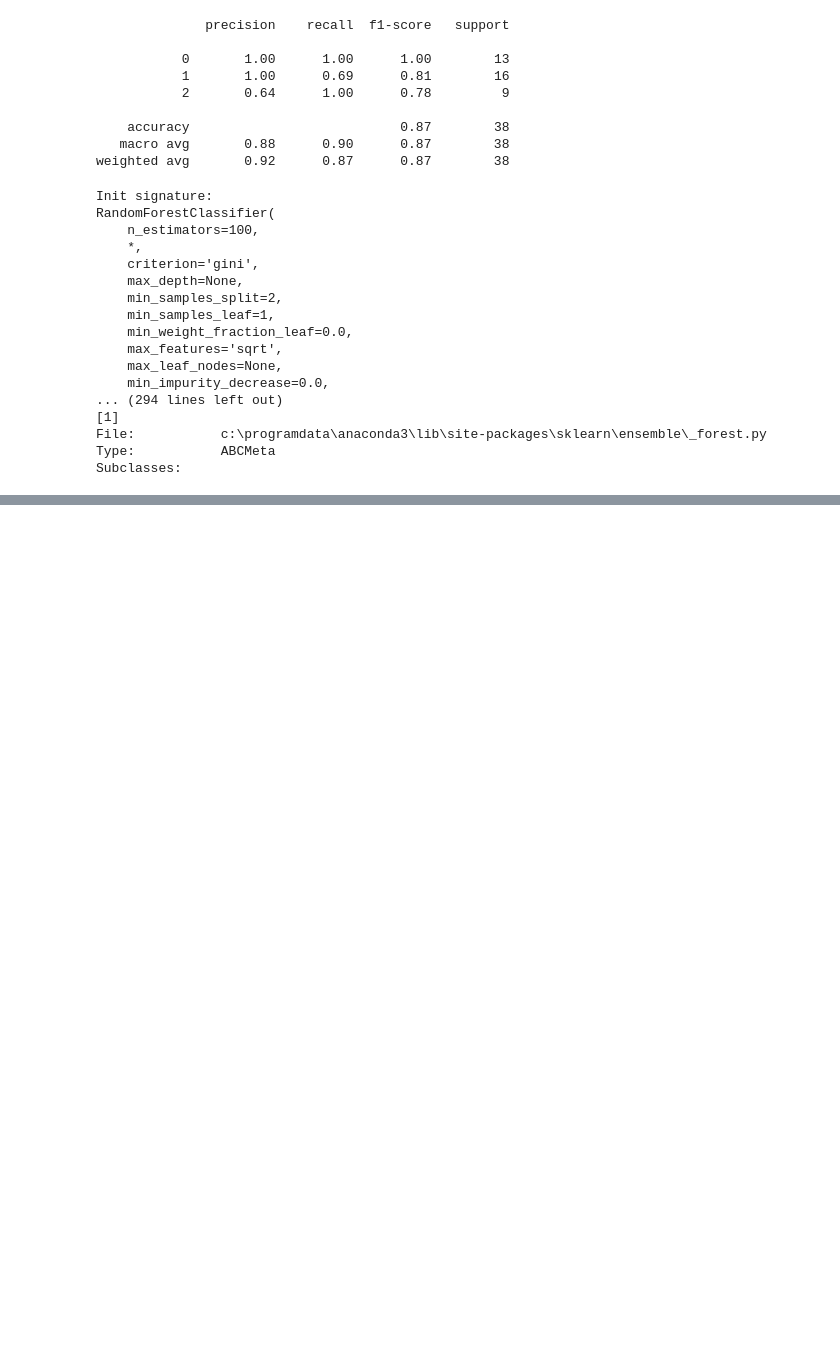
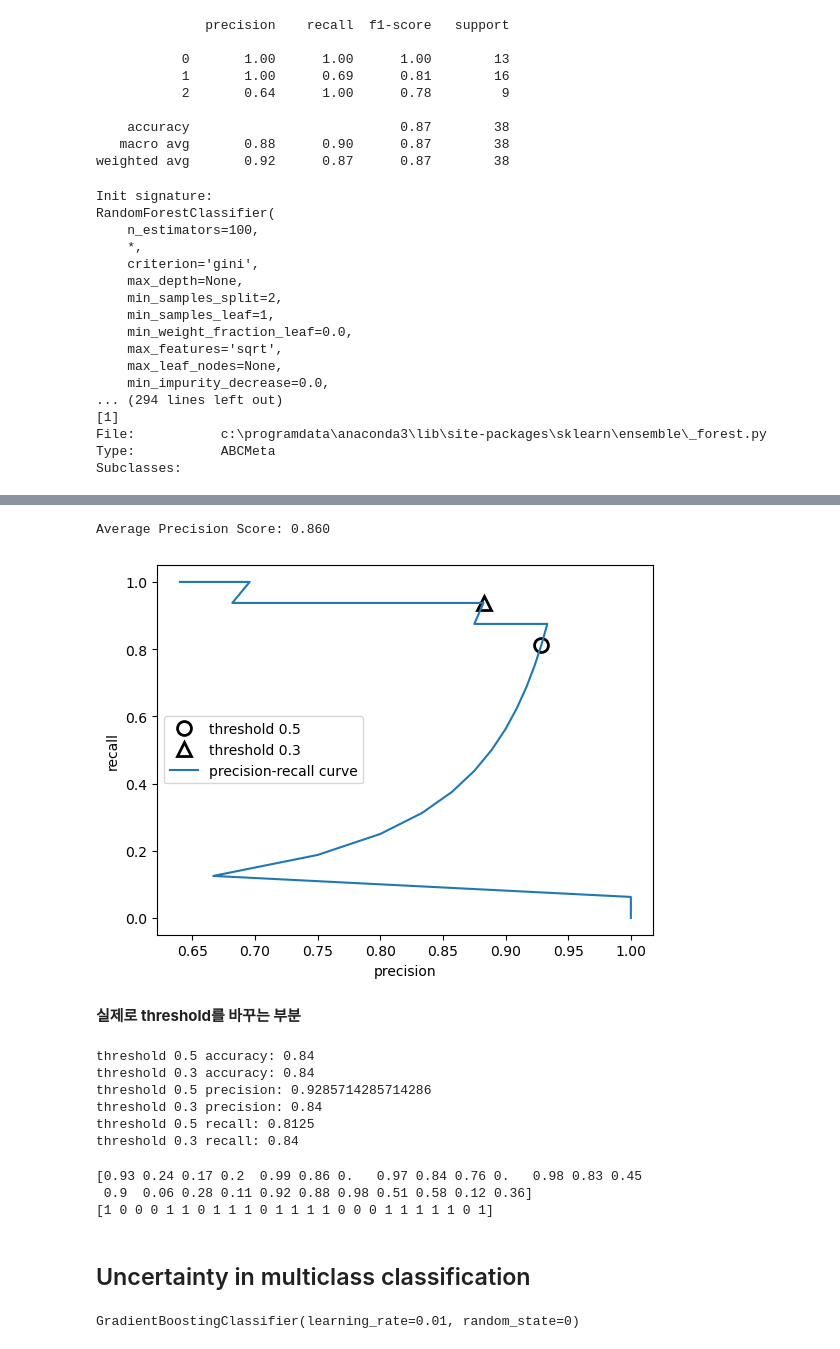
Before and after one commit to karu-rress/CAU-SecurityDataAnalysis, a Jupyter notebook: 1108 - Eval-Matrix and Uncertainty Estimation.ipynb, the cells around one changed output, grey strips where cells are left out. Saved outputs shown, nothing was run; the diff lists cells and outputs as text; code cells hidden in the pictures; blank space fills up the shorter version.

```diff
--- a/1108 - Model Evaluation.ipynb
+++ b/1108 - Eval-Matrix and Uncertainty Estimation.ipynb
@@ -413,0 +530,6 @@ Subclasses:
+# %%
+from sklearn.neighbors import KNeighborsClassifier
+
+clf = KNeighborsClassifier(n_neighbors=4)
+clf.fit(X_train, y_train)
+clf.decision_function(X_test)
@@ -413,0 +629,5 @@ Subclasses:
+# %%
+rf = RandomForestClassifier().fit(X_train, y_train)
+print(rf.predict_proba(X_test))
+print('Train score:', rf.score(X_train, y_train))
+print('Test score:', rf.score(X_test, y_test))
@@ -413,0 +748,64 @@ Subclasses:
+# %%
+from sklearn.metrics import precision_recall_curve
+from sklearn.metrics import average_precision_score
+
+precision, recall, thresholds = precision_recall_curve(y_test, rf.predict_proba(X_test)[:,1])
+close_default = np.argmin(np.abs(thresholds-0.5))
+plt.plot(precision[close_default], recall[close_default], 'o',
+         markersize=10, label='threshold 0.5', fillstyle='none', c='k', mew=2)
+close_default = np.argmin(np.abs(thresholds-0.3))
+plt.plot(precision[close_default], recall[close_default], '^',
+         markersize=10, label='threshold 0.3', fillstyle='none', c='k', mew=2)
+
+plt.plot(precision, recall, label="precision-recall curve")
+plt.xlabel("precision")
+plt.ylabel("recall")
+plt.legend(loc='best')
+
+ap_rf = average_precision_score(y_test, rf.predict_proba(X_test)[:, 1])
+print(f"Average Precision Score: {ap_rf:.3f}")
+# %% [output]
+Average Precision Score: 0.860
+[figure, added]
+# %% [markdown]
+**실제로 threshold를 바꾸는 부분**
+# %%
+from sklearn.metrics import accuracy_score, precision_score, recall_score
+
+threshold = 0.3
+
+predicted_proba = rf.predict_proba(X_test)
+predicted = (predicted_proba [:,1] >= threshold).astype('int')
+
+print('threshold 0.5 accuracy:',accuracy_score(y_test, rf.predict(X_test)))
+print('threshold 0.3 accuracy:',accuracy_score(y_test, predicted))
+print('threshold 0.5 precision:',precision_score(y_test, rf.predict(X_test)))
+print('threshold 0.3 precision:',accuracy_score(y_test, predicted))
+print('threshold 0.5 recall:', recall_score(y_test, rf.predict(X_test)))
+print('threshold 0.3 recall:',accuracy_score(y_test, predicted))
+# %% [output]
+threshold 0.5 accuracy: 0.84
+threshold 0.3 accuracy: 0.84
+threshold 0.5 precision: 0.9285714285714286
+threshold 0.3 precision: 0.84
+threshold 0.5 recall: 0.8125
+threshold 0.3 recall: 0.84
+# %%
+print(predicted_proba[:, 1])
+print(predicted)
+# %% [output]
+[0.93 0.24 0.17 0.2  0.99 0.86 0.   0.97 0.84 0.76 0.   0.98 0.83 0.45
+ 0.9  0.06 0.28 0.11 0.92 0.88 0.98 0.51 0.58 0.12 0.36]
+[1 0 0 0 1 1 0 1 1 1 0 1 1 1 1 0 0 0 1 1 1 1 1 0 1]
+# %% [markdown]
+## Uncertainty in multiclass classification
+# %%
+from sklearn.datasets import load_iris
+
+iris = load_iris()
+X_train, X_test, y_train, y_test = train_test_split(iris.data, iris.target, random_state=42)
+
+gbrt = GradientBoostingClassifier(learning_rate=0.01, random_state=0)
+gbrt.fit(X_train, y_train)
+# %% [output]
+GradientBoostingClassifier(learning_rate=0.01, random_state=0)
```
Also changed, not shown: parts of 36 cells of this notebook, 10 other files.
